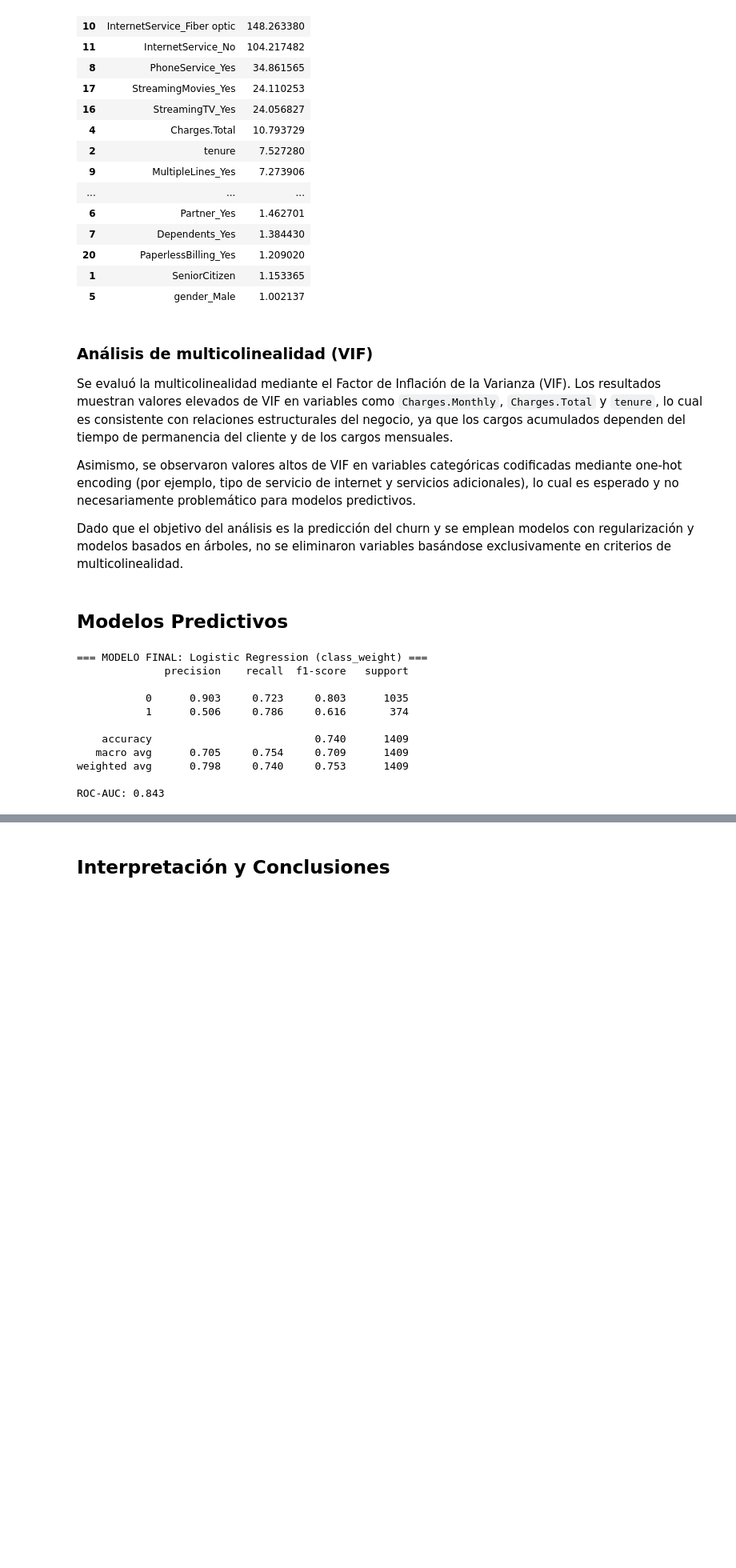
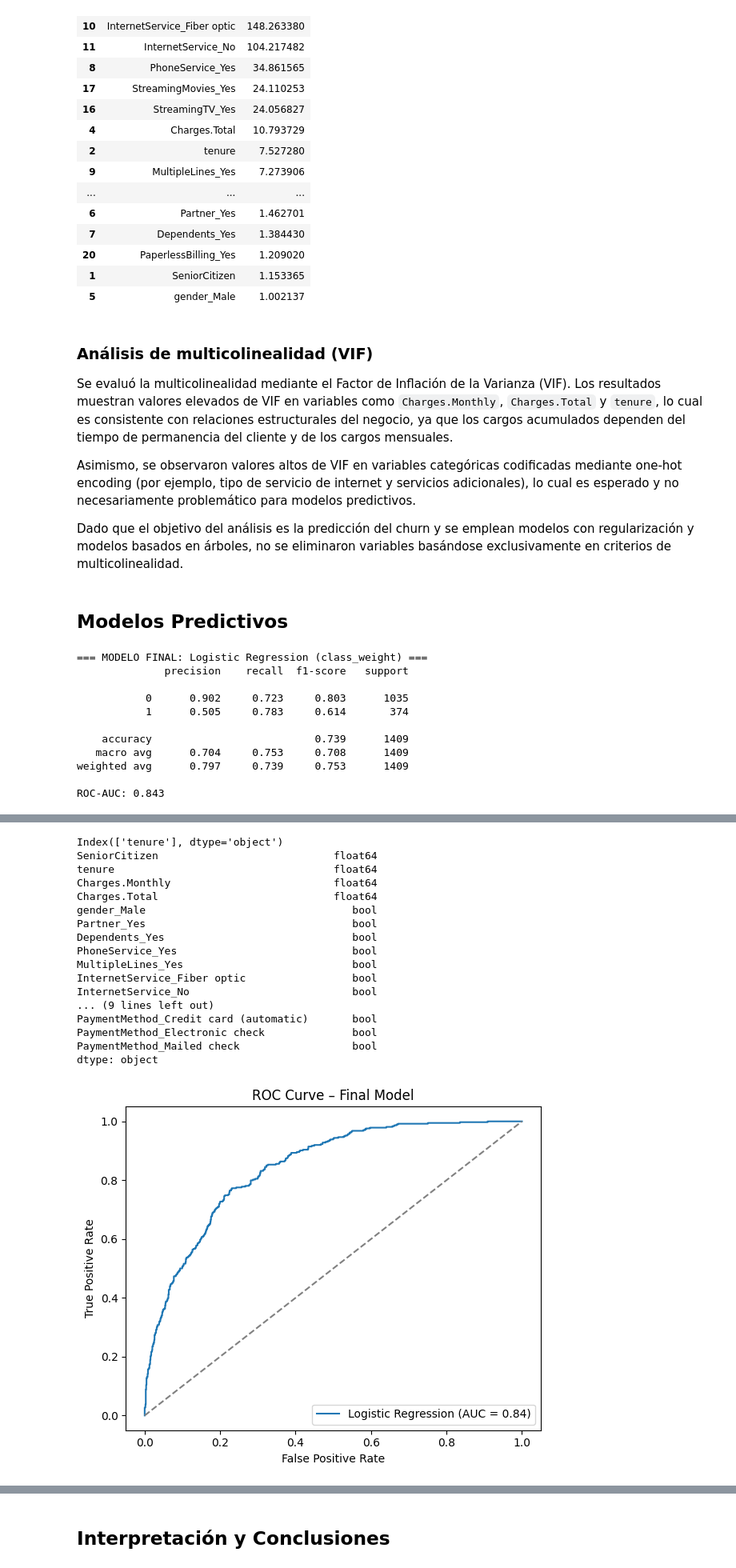
Before and after one commit to sarahouses/proyecto_telecomx2, a Jupyter notebook: Proyecto_telecomx2.ipynb, the cells around one changed output, grey strips where cells are left out. Shown at 80% size. Cells and saved outputs as stored; diff of their text form; code cells hidden in the pictures; blank space fills up the shorter version.

```diff
--- a/Proyecto_telecomx2.ipynb
+++ b/Proyecto_telecomx2.ipynb
@@ -614,9 +476,9 @@ X = df_encoded.drop(columns=["Churn"])
 
 #  2) Columnas numéricas
 # NO escalar dummies (0/1)
-num_cols = X.select_dtypes(
-    include=["int64", "int32", "float64", "float32"]
-).columns.tolist()
+num_cols = X.columns[
+    X.columns.isin(["tenure", "MonthlyCharges", "TotalCharges"])
+]
 
 # 3) Split estratificado
 X_train, X_test, y_train, y_test = train_test_split(
@@ -638,37 +500,77 @@ X_test_scaled[num_cols]  = scaler.transform(X_test[num_cols])
 #  5) Modelo final
 model_final = LogisticRegression(
     max_iter=2000,
     class_weight="balanced",
     random_state=42
 )
 
 model_final.fit(X_train_scaled, y_train)
 
 #  6) Evaluación
 y_pred  = model_final.predict(X_test_scaled)
 y_proba = model_final.predict_proba(X_test_scaled)[:, 1]
 
 print("=== MODELO FINAL: Logistic Regression (class_weight) ===")
 print(classification_report(y_test, y_pred, digits=3))
 print("ROC-AUC:", round(roc_auc_score(y_test, y_proba), 3))
 
 ConfusionMatrixDisplay.from_estimator(
     model_final, X_test_scaled, y_test
 )
 plt.title("Matriz de confusión – Modelo final")
 plt.show()
+print(num_cols)
+print(X.dtypes)
+
+from sklearn.metrics import roc_curve, roc_auc_score
+import matplotlib.pyplot as plt
+
+# Probabilidades del modelo final
+y_proba = model_final.predict_proba(X_test_scaled)[:, 1]
+
+# ROC
+fpr, tpr, _ = roc_curve(y_test, y_proba)
+auc = roc_auc_score(y_test, y_proba)
+
+plt.figure(figsize=(6,5))
+plt.plot(fpr, tpr, label=f"Logistic Regression (AUC = {auc:.2f})")
+plt.plot([0,1], [0,1], linestyle="--", color="gray")
+plt.xlabel("False Positive Rate")
+plt.ylabel("True Positive Rate")
+plt.title("ROC Curve – Final Model")
+plt.legend()
+plt.tight_layout()
+plt.show()
 # %% [output]
 === MODELO FINAL: Logistic Regression (class_weight) ===
               precision    recall  f1-score   support
 
-           0      0.903     0.723     0.803      1035
-           1      0.506     0.786     0.616       374
+           0      0.902     0.723     0.803      1035
+           1      0.505     0.783     0.614       374
 
-    accuracy                          0.740      1409
-   macro avg      0.705     0.754     0.709      1409
-weighted avg      0.798     0.740     0.753      1409
+    accuracy                          0.739      1409
+   macro avg      0.704     0.753     0.708      1409
+weighted avg      0.797     0.739     0.753      1409
 
 ROC-AUC: 0.843
 [figure]
+Index(['tenure'], dtype='object')
+SeniorCitizen                            float64
+tenure                                   float64
+Charges.Monthly                          float64
+Charges.Total                            float64
+gender_Male                                 bool
+Partner_Yes                                 bool
+Dependents_Yes                              bool
+PhoneService_Yes                            bool
+MultipleLines_Yes                           bool
+InternetService_Fiber optic                 bool
+InternetService_No                          bool
+... (9 lines left out)
+PaymentMethod_Credit card (automatic)       bool
+PaymentMethod_Electronic check              bool
+PaymentMethod_Mailed check                  bool
+dtype: object
+[figure, added]
 # %% [markdown]
 ### Modelo final
```
Also changed, not shown: parts of 11 cells of this notebook.
